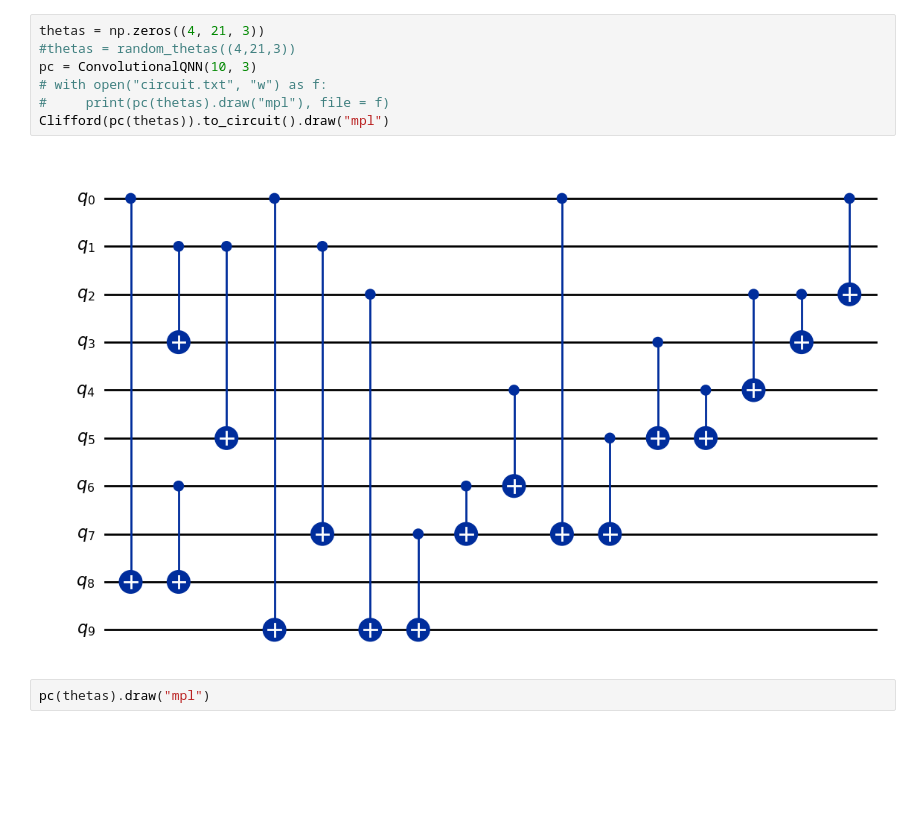
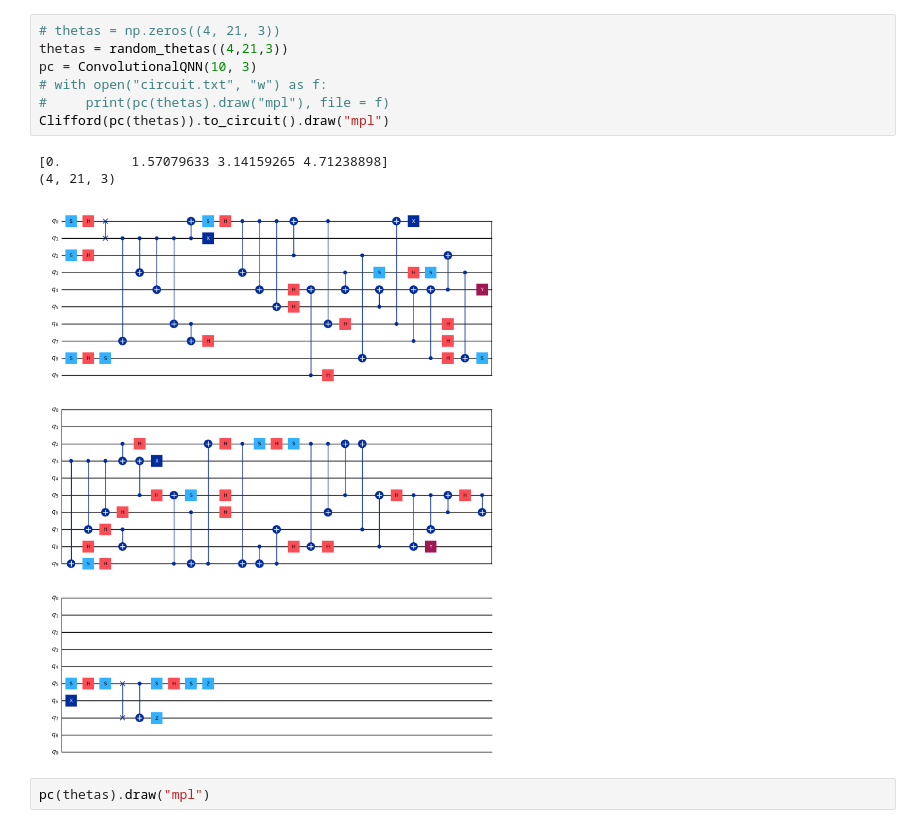
Before and after one commit to Bruno-Danti/CliffordNTK, a Jupyter notebook: 7.ipynb, the cells around one changed output. Drawn from its saved outputs; the diff is of its cells as text; blank space fills up the shorter version.

```diff
--- a/7.ipynb
+++ b/7.ipynb
@@ -146,14 +146,16 @@ class ConvolutionalQNN(ParametricCircuit):
             self.qc.barrier()
         return self.qc
 # %%
-thetas = np.zeros((4, 21, 3))
-#thetas = random_thetas((4,21,3))
+# thetas = np.zeros((4, 21, 3))
+thetas = random_thetas((4,21,3))
 pc = ConvolutionalQNN(10, 3)
 # with open("circuit.txt", "w") as f:
 #     print(pc(thetas).draw("mpl"), file = f)
 Clifford(pc(thetas)).to_circuit().draw("mpl")
 # %% [output]
+[0.         1.57079633 3.14159265 4.71238898]
+(4, 21, 3)
-[figure, old version]
+[figure, new version]
 # %%
 pc(thetas).draw("mpl")
 # %% [output]
```
Also changed, not shown: parts of 14 cells of this notebook.
